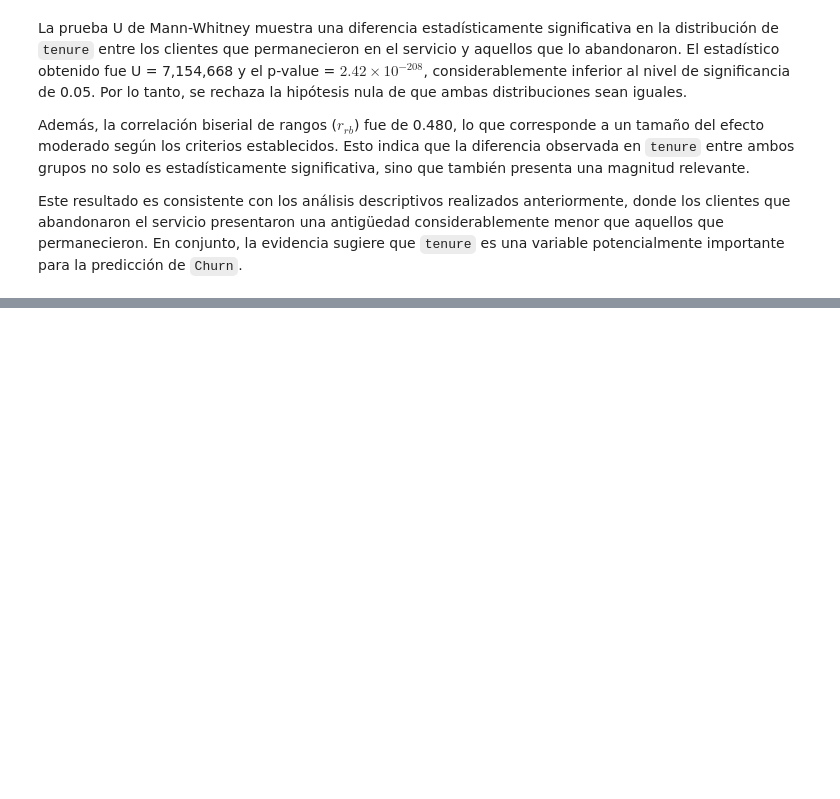
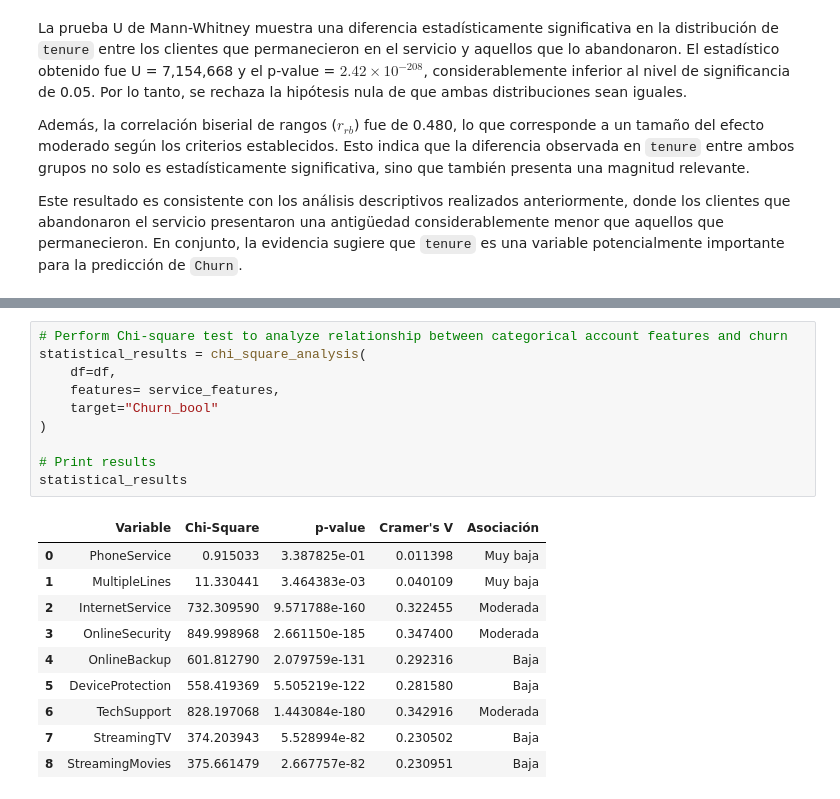
Before and after one commit to josue-rdgzcb/customer-churn-prediction-and-segmentation, a Jupyter notebook: notebooks/01_data_exploration.ipynb, the cells around one changed output, grey strips where cells are left out. Drawn from its saved outputs; the diff is of its cells as text; blank space fills up the shorter version.

```diff
--- a/notebooks/01_data_exploration.ipynb
+++ b/notebooks/01_data_exploration.ipynb
@@ -693,0 +787,21 @@ Este resultado es consistente con los análisis descriptivos realizados anterior
+# %%
+# Perform Chi-square test to analyze relationship between categorical account features and churn
+statistical_results = chi_square_analysis(
+    df=df,
+    features= service_features,
+    target="Churn_bool"
+)
+
+# Print results
+statistical_results
+# %% [output]
+|  | Variable | Chi-Square | p-value | Cramer's V | Asociación |
+| 0 | PhoneService | 0.915033 | 3.387825e-01 | 0.011398 | Muy baja |
+| 1 | MultipleLines | 11.330441 | 3.464383e-03 | 0.040109 | Muy baja |
+| 2 | InternetService | 732.309590 | 9.571788e-160 | 0.322455 | Moderada |
+| 3 | OnlineSecurity | 849.998968 | 2.661150e-185 | 0.347400 | Moderada |
+| 4 | OnlineBackup | 601.812790 | 2.079759e-131 | 0.292316 | Baja |
+| 5 | DeviceProtection | 558.419369 | 5.505219e-122 | 0.281580 | Baja |
+| 6 | TechSupport | 828.197068 | 1.443084e-180 | 0.342916 | Moderada |
+| 7 | StreamingTV | 374.203943 | 5.528994e-82 | 0.230502 | Baja |
+| 8 | StreamingMovies | 375.661479 | 2.667757e-82 | 0.230951 | Baja |
```
Also changed, not shown: parts of 23 cells of this notebook.
